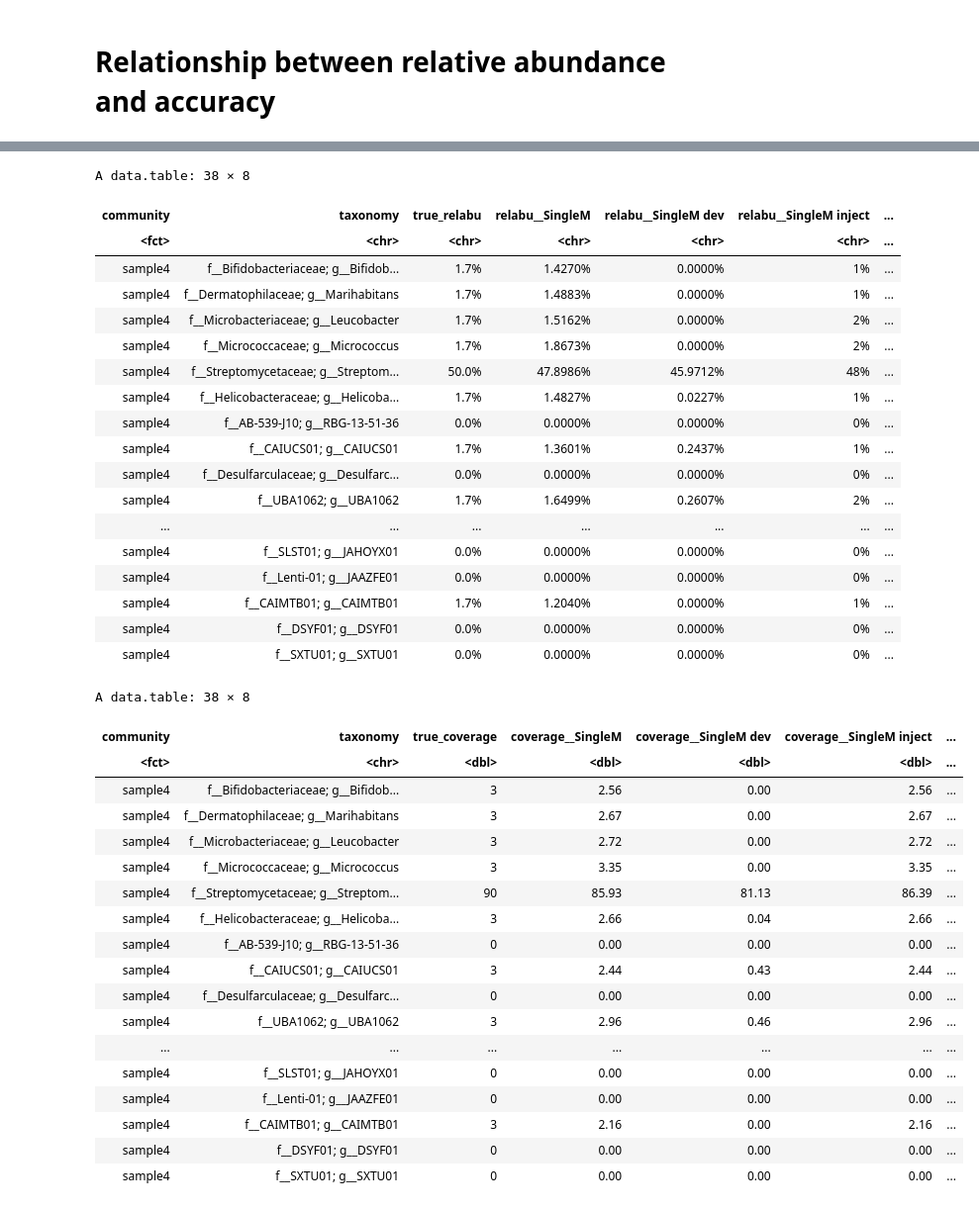
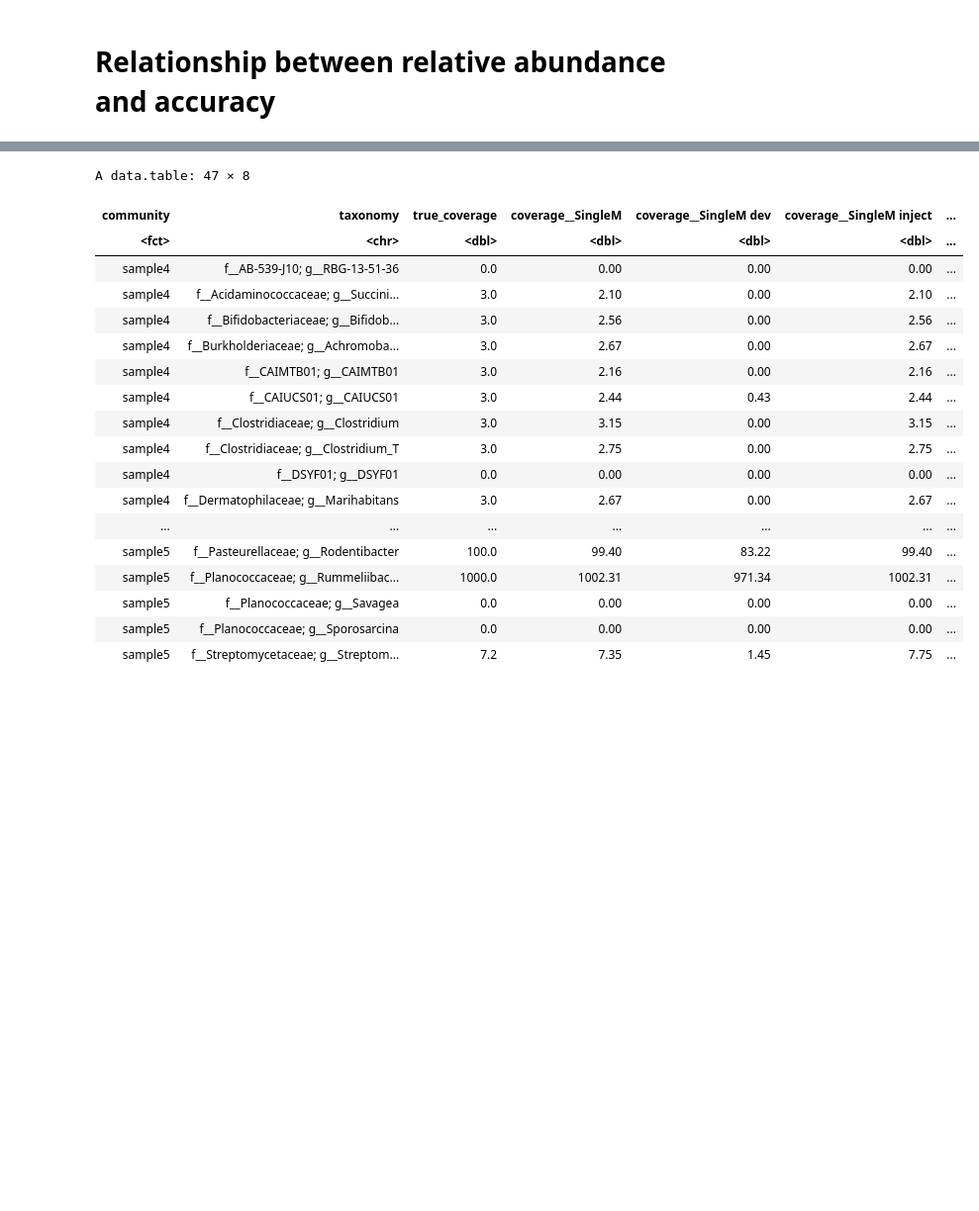
Before and after one commit to timbalam/singlem-benchmarking, a Jupyter notebook: 9_related/plot.ipynb, the cells around one changed output, grey strips where cells are left out. Shown at 99% size. Cells and saved outputs as stored; diff of their text form; code cells hidden in the pictures; blank space fills up the shorter version.

```diff
--- a/9_related/plot.ipynb
+++ b/9_related/plot.ipynb
@@ -14,7 +14,7 @@ publication_names = data.table(
     tool = tools,
     publication_name = c('SingleM', 'sylph', 'SingleM dev', 'SingleM joint', 'SingleM inject')
 )
-communities = paste0('sample',as.character(4))
+communities = paste0('sample',as.character(c(4, 5)))
 dominance = 50
 d1 = data.table(expand.grid(tool = tools, community = communities, dominance = dominance))
 d1[, tool2 := publication_names[tool, on = "tool", publication_name]]
@@ -52,7 +53,12 @@ Warning message:
 # Relationship between relative abundance and accuracy
 # %%
 truth_profiles = data.table(expand.grid(community=communities, dominance=dominance))
-truth_profiles2 = truth_profiles[, fread(paste('truths/dominance', dominance, '/',community,'.condensed',sep='')), by=list(community, dominance)]
+truth_profiles2 = truth_profiles[
+    ,
+    fread(paste('truths/dominance', dominance, '/',community,'.condensed',sep=''),
+          colClasses = c("coverage" = "double")),
+    by=list(community, dominance)
+]
 truth_profiles2[, c("sample", "tool") := .(NULL, 'Gold standard')]
 # %%
 tool_profiles = data.table(expand.grid(tool = tools, community = communities, dominance = dominance))
@@ -85,7 +91,7 @@ format_table <- function(m) {
             list(purrr::map_chr(strsplit(taxonomy, "; ?"), function(x) paste0(tail(x,2), collapse = "; ")))
         ),
         .SDcols = ra_cols
-    ][]
+    ][order(community, taxonomy)]
 }
 # %%
 # singlem coverages
@@ -99,7 +105,7 @@ format_table_cov <- function(m) {
             list(purrr::map_chr(strsplit(taxonomy, "; ?"), function(x) paste0(tail(x,2), collapse = "; ")))
         ),
         .SDcols = cov_cols
-    ][]
+    ][order(community, taxonomy)]
 }
 # %%
 # kingdom
@@ -283,45 +217,26 @@ A data.table: 36 × 8
 # %%
 # How well does genus level rescue some of the missing genomes? First need to remake the table with genus level, annoying since kraken profiles are filled, when the rest aren't.
-format_table(m[!grepl("d__Archaea", taxonomy) & grepl(";g__", taxonomy), lapply(.SD, sum), by = list(community, taxonomy = gsub(";s__.*", "", taxonomy))])
+#format_table(m[!grepl("d__Archaea", taxonomy) & grepl(";g__", taxonomy), lapply(.SD, sum), by = list(community, taxonomy = gsub(";s__.*", "", taxonomy))])
 format_table_cov(m[!grepl("d__Archaea", taxonomy) & grepl(";g__", taxonomy), lapply(.SD, sum), by = list(community, taxonomy = gsub(";s__.*", "", taxonomy))])
 # %% [output]
-A data.table: 38 × 8
+A data.table: 47 × 8
-| community | taxonomy | true_relabu | relabu__SingleM | relabu__SingleM dev | relabu__SingleM inject | ... |
-| <fct> | <chr> | <chr> | <chr> | <chr> | <chr> | ... |
-| sample4 | f__Bifidobacteriaceae; g__Bifidob... | 1.7% | 1.4270% | 0.0000% | 1% | ... |
-| sample4 | f__Dermatophilaceae; g__Marihabitans | 1.7% | 1.4883% | 0.0000% | 1% | ... |
-| sample4 | f__Microbacteriaceae; g__Leucobacter | 1.7% | 1.5162% | 0.0000% | 2% | ... |
-| sample4 | f__Micrococcaceae; g__Micrococcus | 1.7% | 1.8673% | 0.0000% | 2% | ... |
-| sample4 | f__Streptomycetaceae; g__Streptom... | 50.0% | 47.8986% | 45.9712% | 48% | ... |
-| sample4 | f__Helicobacteraceae; g__Helicoba... | 1.7% | 1.4827% | 0.0227% | 1% | ... |
-| sample4 | f__AB-539-J10; g__RBG-13-51-36 | 0.0% | 0.0000% | 0.0000% | 0% | ... |
-| sample4 | f__CAIUCS01; g__CAIUCS01 | 1.7% | 1.3601% | 0.2437% | 1% | ... |
-| sample4 | f__Desulfarculaceae; g__Desulfarc... | 0.0% | 0.0000% | 0.0000% | 0% | ... |
-| sample4 | f__UBA1062; g__UBA1062 | 1.7% | 1.6499% | 0.2607% | 2% | ... |
+| community | taxonomy | true_coverage | coverage__SingleM | coverage__SingleM dev | coverage__SingleM inject | ... |
+| <fct> | <chr> | <dbl> | <dbl> | <dbl> | <dbl> | ... |
+| sample4 | f__AB-539-J10; g__RBG-13-51-36 | 0.0 | 0.00 | 0.00 | 0.00 | ... |
+| sample4 | f__Acidaminococcaceae; g__Succini... | 3.0 | 2.10 | 0.00 | 2.10 | ... |
+| sample4 | f__Bifidobacteriaceae; g__Bifidob... | 3.0 | 2.56 | 0.00 | 2.56 | ... |
+| sample4 | f__Burkholderiaceae; g__Achromoba... | 3.0 | 2.67 | 0.00 | 2.67 | ... |
+| sample4 | f__CAIMTB01; g__CAIMTB01 | 3.0 | 2.16 | 0.00 | 2.16 | ... |
+| sample4 | f__CAIUCS01; g__CAIUCS01 | 3.0 | 2.44 | 0.43 | 2.44 | ... |
+| sample4 | f__Clostridiaceae; g__Clostridium | 3.0 | 3.15 | 0.00 | 3.15 | ... |
+| sample4 | f__Clostridiaceae; g__Clostridium_T | 3.0 | 2.75 | 0.00 | 2.75 | ... |
+| sample4 | f__DSYF01; g__DSYF01 | 0.0 | 0.00 | 0.00 | 0.00 | ... |
+| sample4 | f__Dermatophilaceae; g__Marihabitans | 3.0 | 2.67 | 0.00 | 2.67 | ... |
 | ... | ... | ... | ... | ... | ... | ... |
-| sample4 | f__SLST01; g__JAHOYX01 | 0.0% | 0.0000% | 0.0000% | 0% | ... |
-| sample4 | f__Lenti-01; g__JAAZFE01 | 0.0% | 0.0000% | 0.0000% | 0% | ... |
-| sample4 | f__CAIMTB01; g__CAIMTB01 | 1.7% | 1.2040% | 0.0000% | 1% | ... |
-| sample4 | f__DSYF01; g__DSYF01 | 0.0% | 0.0000% | 0.0000% | 0% | ... |
-| sample4 | f__SXTU01; g__SXTU01 | 0.0% | 0.0000% | 0.0000% | 0% | ... |
+| sample5 | f__Pasteurellaceae; g__Rodentibacter | 100.0 | 99.40 | 83.22 | 99.40 | ... |
+| sample5 | f__Planococcaceae; g__Rummeliibac... | 1000.0 | 1002.31 | 971.34 | 1002.31 | ... |
+| sample5 | f__Planococcaceae; g__Savagea | 0.0 | 0.00 | 0.00 | 0.00 | ... |
+| sample5 | f__Planococcaceae; g__Sporosarcina | 0.0 | 0.00 | 0.00 | 0.00 | ... |
+| sample5 | f__Streptomycetaceae; g__Streptom... | 7.2 | 7.35 | 1.45 | 7.75 | ... |
-A data.table: 38 × 8
-| community | taxonomy | true_coverage | coverage__SingleM | coverage__SingleM dev | coverage__SingleM inject | ... |
-| <fct> | <chr> | <dbl> | <dbl> | <dbl> | <dbl> | ... |
-| sample4 | f__Bifidobacteriaceae; g__Bifidob... | 3 | 2.56 | 0.00 | 2.56 | ... |
-| sample4 | f__Dermatophilaceae; g__Marihabitans | 3 | 2.67 | 0.00 | 2.67 | ... |
-| sample4 | f__Microbacteriaceae; g__Leucobacter | 3 | 2.72 | 0.00 | 2.72 | ... |
-| sample4 | f__Micrococcaceae; g__Micrococcus | 3 | 3.35 | 0.00 | 3.35 | ... |
-| sample4 | f__Streptomycetaceae; g__Streptom... | 90 | 85.93 | 81.13 | 86.39 | ... |
-| sample4 | f__Helicobacteraceae; g__Helicoba... | 3 | 2.66 | 0.04 | 2.66 | ... |
-| sample4 | f__AB-539-J10; g__RBG-13-51-36 | 0 | 0.00 | 0.00 | 0.00 | ... |
-| sample4 | f__CAIUCS01; g__CAIUCS01 | 3 | 2.44 | 0.43 | 2.44 | ... |
-| sample4 | f__Desulfarculaceae; g__Desulfarc... | 0 | 0.00 | 0.00 | 0.00 | ... |
-| sample4 | f__UBA1062; g__UBA1062 | 3 | 2.96 | 0.46 | 2.96 | ... |
-| ... | ... | ... | ... | ... | ... | ... |
-| sample4 | f__SLST01; g__JAHOYX01 | 0 | 0.00 | 0.00 | 0.00 | ... |
-| sample4 | f__Lenti-01; g__JAAZFE01 | 0 | 0.00 | 0.00 | 0.00 | ... |
-| sample4 | f__CAIMTB01; g__CAIMTB01 | 3 | 2.16 | 0.00 | 2.16 | ... |
-| sample4 | f__DSYF01; g__DSYF01 | 0 | 0.00 | 0.00 | 0.00 | ... |
-| sample4 | f__SXTU01; g__SXTU01 | 0 | 0.00 | 0.00 | 0.00 | ... |
 # %%
 # Species level
```
Also changed, not shown: parts of 7 cells of this notebook, 8 other files.
